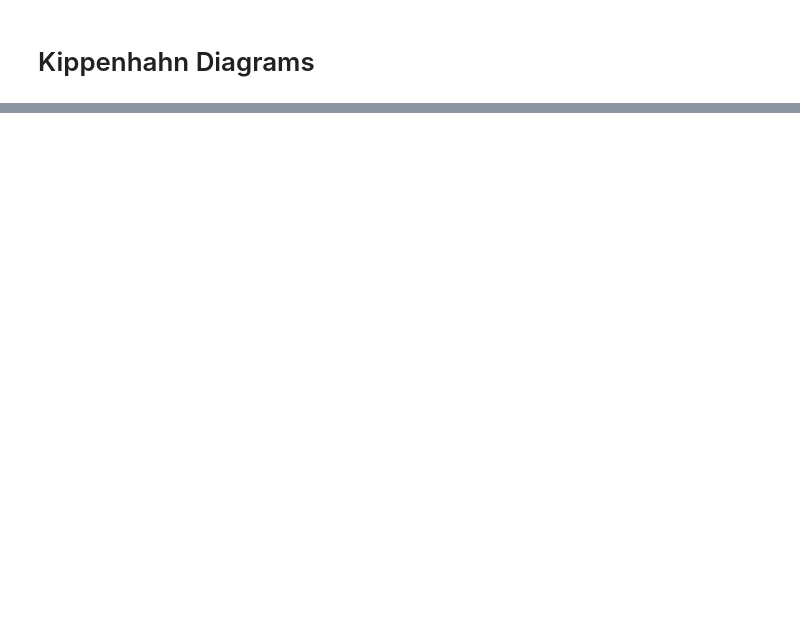
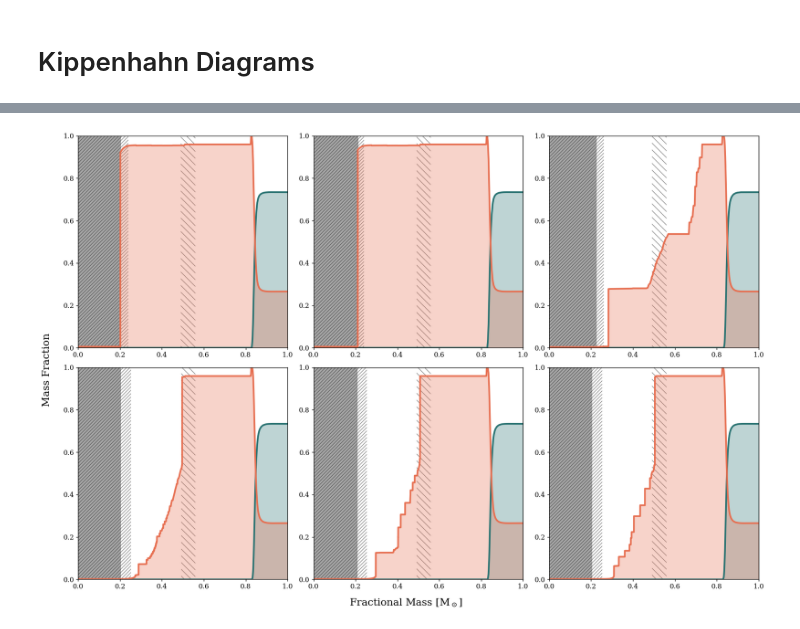
Before and after one commit to mkorolik/RR-Lyrae-Convective-Boundary-Mixing, a Jupyter notebook: rr lyrae convection paper.ipynb, the cells around one changed output, grey strips where cells are left out. Drawn from its saved outputs; the diff is of its cells as text; code cells hidden in the pictures; blank space fills up the shorter version.

```diff
--- a/rr lyrae convection paper.ipynb
+++ b/rr lyrae convection paper.ipynb
@@ -95,0 +148,21 @@ TypeError: plot_kippenhahn_extras() takes 0 positional arguments but 1 was given
+# %%
+# Profile indices (in order of ledoux, schwarzschild, premix, step alpha=0.1, 0.2, 0.3) where the fundamental period ~ 24 hours:
+
+f24 = [1188, 1183, 2367, 1246, 1386, 1225]
+# %%
+fig, axs = plt.subplots(2, 3, figsize=(18,12))
+
+for i, track in enumerate(tracks1):
+    sp.plot_composition(track, f24[i], ax=axs.flatten()[i], burning_threshold=0.001)
+
+for ax_row in axs:
+    for ax in ax_row:
+        ax.set_xlabel('')
+        ax.set_ylabel('')
+
+fig.supxlabel(r'Fractional Mass [M$_\odot$]', fontsize=18)
+fig.supylabel('Mass Fraction', x=0, fontsize=18)
+
+fig.tight_layout()
+# %% [output]
+[figure, added]
```
Also changed, not shown: parts of 23 cells of this notebook.
